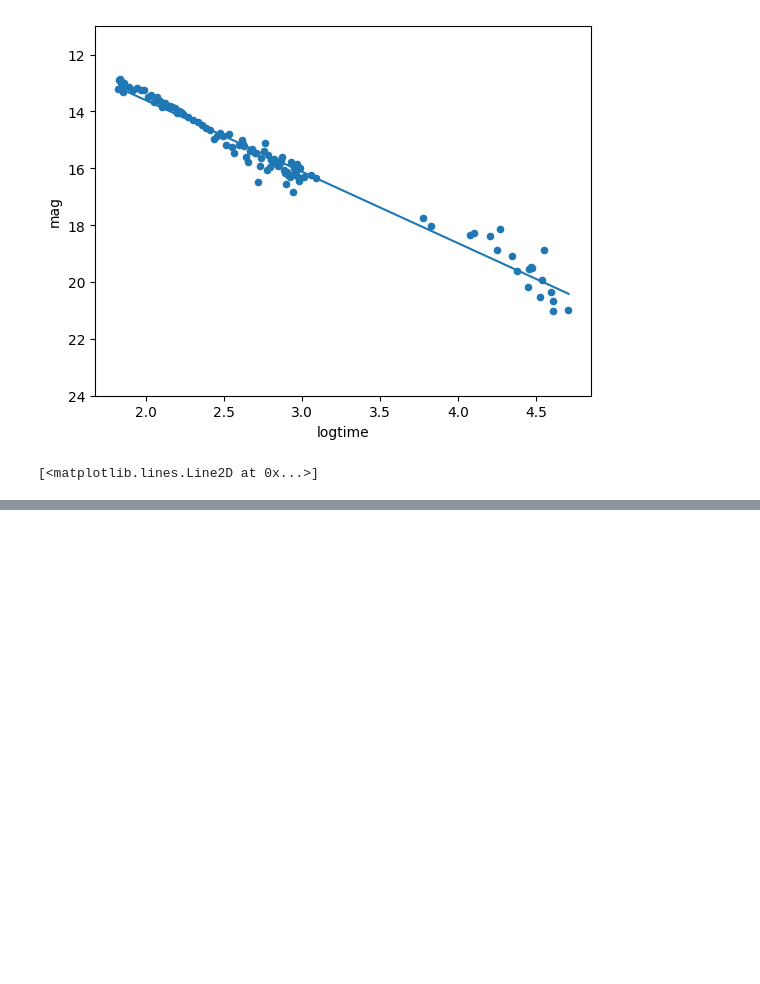
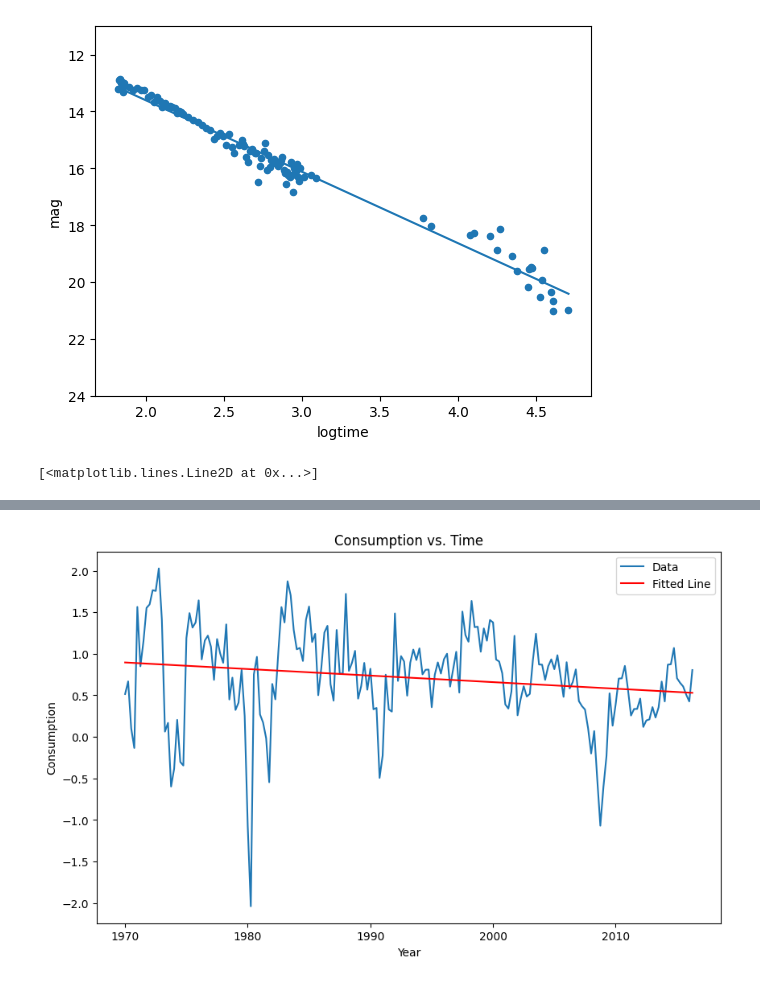
Before and after one commit to urvesh2012/MLTSA25_UBhagat, a Jupyter notebook: labs/MLTSA_WK_3.ipynb, the cells around one changed output, grey strips where cells are left out. Drawn from its saved outputs; the diff is of its cells as text; code cells hidden in the pictures; blank space fills up the shorter version.

```diff
--- a/labs/MLTSA_WK_3.ipynb
+++ b/labs/MLTSA_WK_3.ipynb
@@ -148,3 +148,11 @@ ax.plot(x,lr.predict(X))
 # %%
 # %% [output]
 [<matplotlib.lines.Line2D at 0x...>]
+# %%
+# prompt: read data from https://raw.githubusercontent.com/fedhere/MLTSA_FBianco/refs/heads/main/data/consumptionUS.csv in panda dataframe
+
+import pandas as pd
+
+url = "https://raw.githubusercontent.com/fedhere/MLTSA_FBianco/refs/heads/main/data/consumptionUS.csv"
+consumption_df = pd.read_csv(url)
+consumption_df
@@ -150,0 +185,36 @@ ax.plot(x,lr.predict(X))
+# %%
+# prompt: using dataframe consumption_df fit a line to consumption vs time with sklearn and plot the result including fitting the intercept and plot line chart
+
+import numpy as np
+import pandas as pd
+from sklearn.linear_model import LinearRegression
+import matplotlib.pyplot as plt
+
+# Assuming consumption_df is already loaded as in the provided code
+
+# Prepare the data
+x = consumption_df['year'].values.reshape(-1, 1)  # Reshape x to be a 2D array
+y = consumption_df['consumption'].values
+
+# Fit the linear regression model with intercept
+model = LinearRegression(fit_intercept=True)
+model.fit(x, y)
+
+# Predict values for the fitted line
+y_pred = model.predict(x)
+
+# Plot the data and the fitted line
+plt.figure(figsize=(10, 6))
+plt.plot(x, y, label='Data')
+plt.plot(x, y_pred, color='red', label='Fitted Line')
+
+# Add labels and title
+plt.xlabel('Year')
+plt.ylabel('Consumption')
+plt.title('Consumption vs. Time')
+plt.legend()
+
+# Display the plot
+plt.show()
+# %% [output]
+[figure, added]
```
Also changed, not shown: parts of 6 cells of this notebook.
